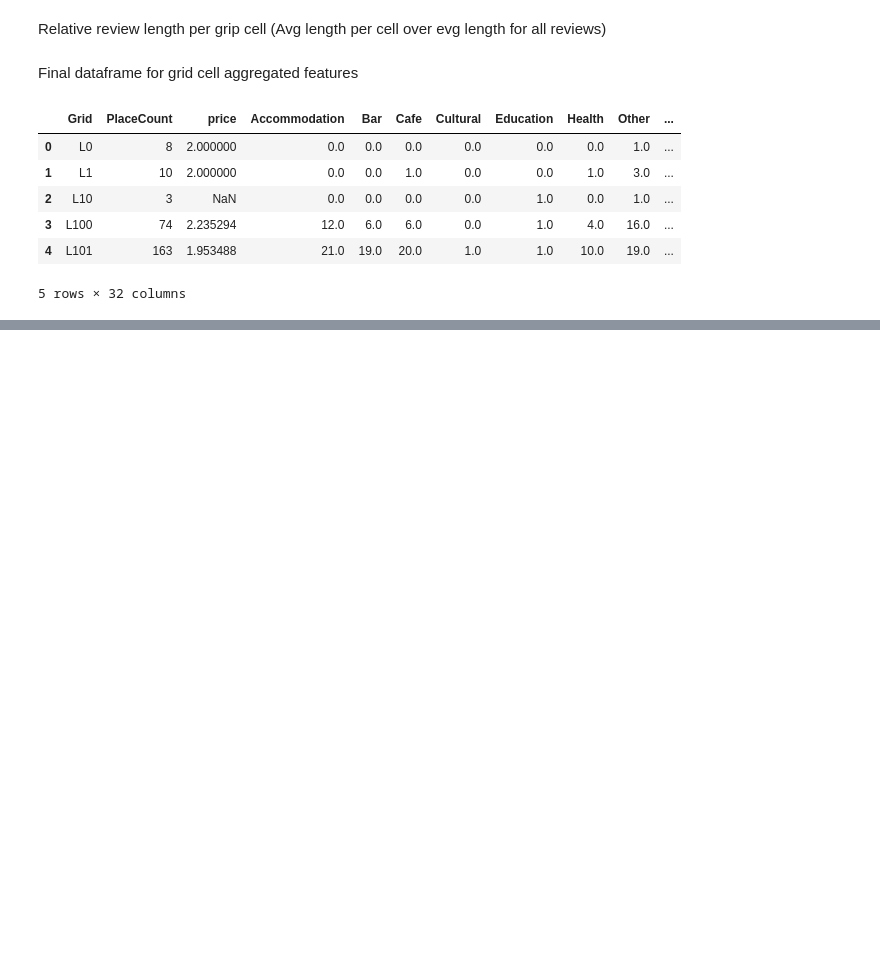
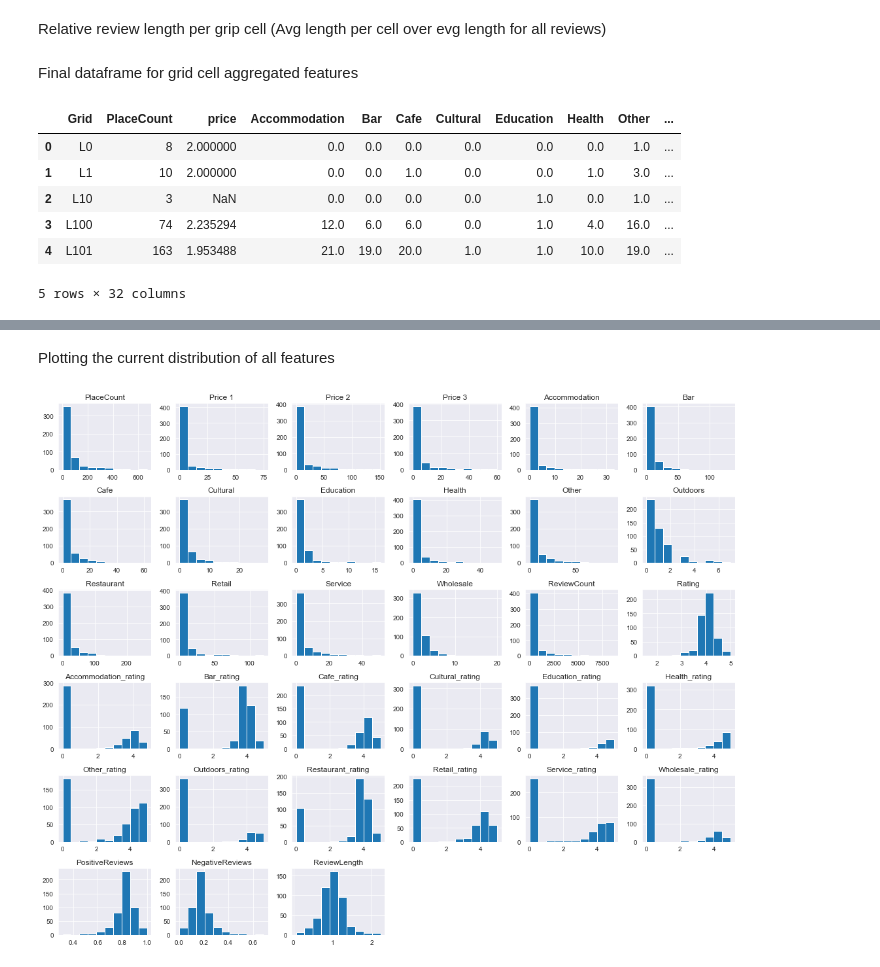
Before and after one commit to jesperhauch/GoogleLocalReviews, a Jupyter notebook: Dataframe prep.ipynb, the cells around one changed output, grey strips where cells are left out. Drawn from its saved outputs; the diff is of its cells as text; code cells hidden in the pictures; blank space fills up the shorter version.

```diff
--- a/Dataframe prep.ipynb
+++ b/Dataframe prep.ipynb
@@ -147,0 +156,4 @@ df_grid.head()
+# %%
+import pandas as pd
+df = pd.read_csv("data/space_embedding_data.csv", index_col=[0])
+df.head()
@@ -147,0 +168,10 @@ df_grid.head()
+# %% [markdown]
+Plotting the current distribution of all features
+# %%
+fig = plt.figure(figsize = (15,12))
+ax = fig.gca()
+df.hist(ax = ax)
+#fig.show()
+plt.tight_layout()
+# %% [output]
+[figure, added]
```
Also changed, not shown: parts of 11 cells of this notebook.
